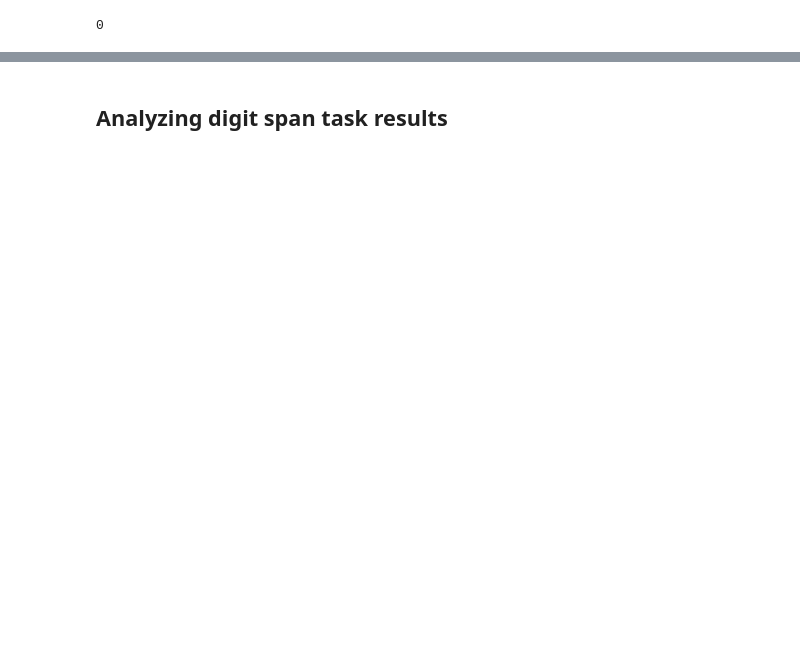
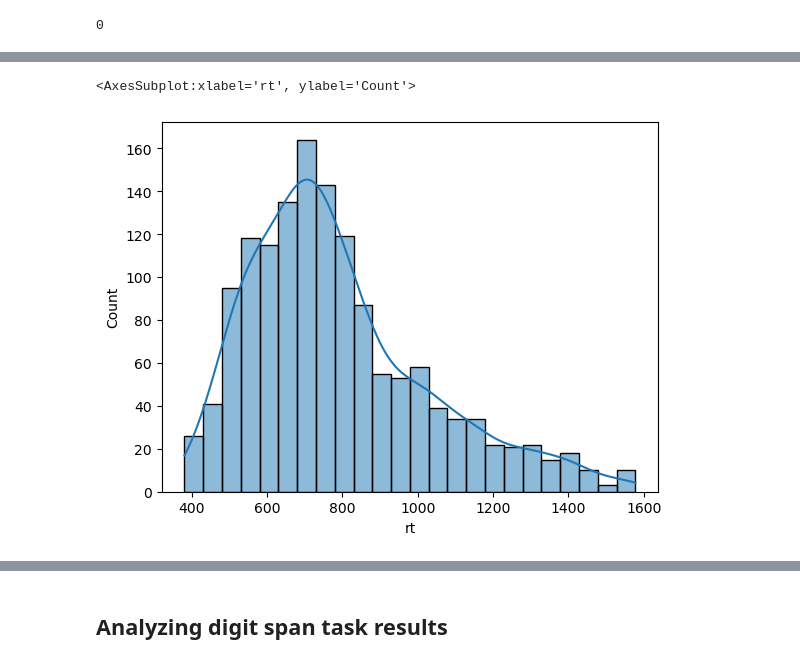
Before and after one commit to Sejmou/urm-pr-experiment, a Jupyter notebook: data_analysis/data_analysis.ipynb, the cells around one changed output, grey strips where cells are left out. Drawn from its saved outputs; the diff is of its cells as text; code cells hidden in the pictures; blank space fills up the shorter version.

```diff
--- a/data_analysis/data_analysis.ipynb
+++ b/data_analysis/data_analysis.ipynb
@@ -448,0 +480,12 @@ sns.boxplot(x="group", y="rt", data=stroop_results)
+# %%
+from scipy import stats
+
+def detect_outliers(response_time_data, alpha=0.05):
+  z_scores = response_time_z_score_calculation(response_time_data)
+  p_values = stats.norm.sf(abs(z_scores))*2
+  cleaned = response_time_data[p_values >= alpha]
+  outlier_idxs = np.argwhere(p_values < alpha).flatten()
+
+  return cleaned, outlier_idxs, p_values[outlier_idxs]
+# %%
+stroop_rt_cleaned, stroop_rt_outlier_idxs, stroop_rt_outlier_p_values = detect_outliers(stroop_results.rt)
@@ -448,0 +516,5 @@ sns.boxplot(x="group", y="rt", data=stroop_results)
+# %%
+sns.histplot(x=stroop_rt_cleaned, kde=True)
+# %% [output]
+<AxesSubplot:xlabel='rt', ylabel='Count'>
+[figure, added]
```
Also changed, not shown: parts of 57 cells of this notebook.
